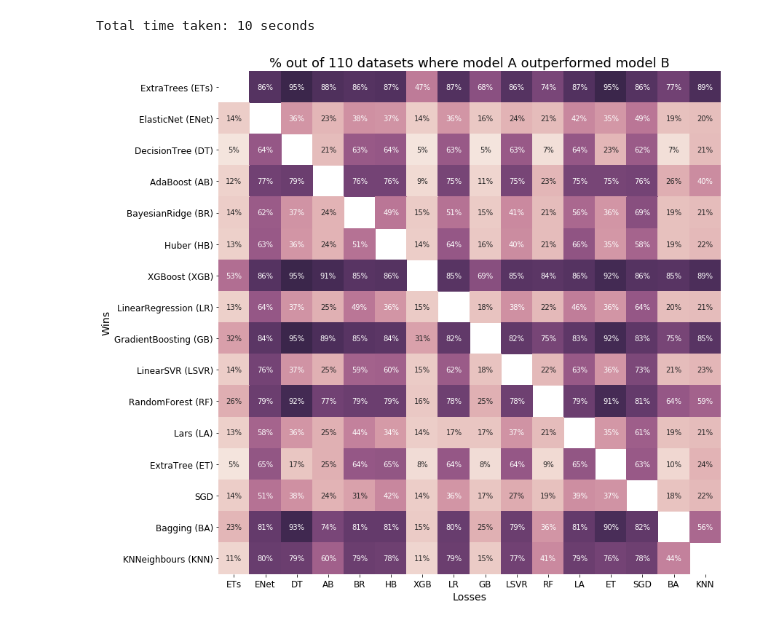
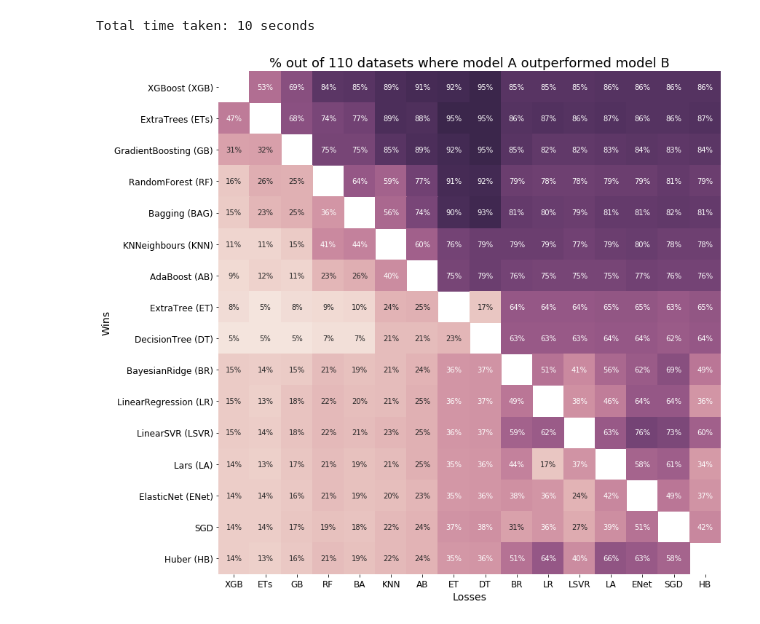
Before and after one commit to anuprulez/pmlb_regression, a Jupyter notebook: Regression_plots_paper.ipynb, the cells around one changed output. Cells and saved outputs as stored; diff of their text form; code cells hidden in the pictures.

Commit message:
Sort the heatmap

```diff
--- a/Regression_plots_paper.ipynb
+++ b/Regression_plots_paper.ipynb
@@ -8,6 +8,7 @@ import os
 import numpy as np
 import warnings
 import seaborn as sb
+import operator
 
 import plotly
 import plotly.graph_objs as go
@@ -21,48 +22,6 @@ start_time = time.time()
 folder_name = "european_days/"
 clf_names_dir = os.listdir(folder_name)
 
-model_nice_dict = {
-    'ExtraTrees': 'ETs',
-    'ElasticNet': 'ENet',
-    'DecisionTree': 'DT',
-    'AdaBoost': 'AB',
-    'BayesianRidge': 'BR',
-    'Huber': 'HB',
-    'XGBoost': 'XGB',
-    'LinearRegression': 'LR',
-    'GradientBoosting': 'GB',
-    'LinearSVR': 'LSVR',
-    'RandomForest': 'RF',
-    'Lars': 'LA',
-    'ExtraTree': 'ET',
-    'SGD': 'SGD',
-    'Bagging': 'BA',
-    'KNNeighbours': 'KNN',
-}
-
-model_nice_dict_y = {
-    'ExtraTrees': 'ExtraTrees (ETs)',
-    'ElasticNet': 'ElasticNet (ENet)',
-    'DecisionTree': 'DecisionTree (DT)',
-    'AdaBoost': 'AdaBoost (AB)',
-    'BayesianRidge': 'BayesianRidge (BR)',
-    'Huber': 'Huber (HB)',
-    'XGBoost': 'XGBoost (XGB)',
-    'LinearRegression': 'LinearRegression (LR)',
-    'GradientBoosting': 'GradientBoosting (GB)',
-    'LinearSVR': 'LinearSVR (LSVR)',
-    'RandomForest': 'RandomForest (RF)',
-    'Lars': 'Lars (LA)',
-    'ExtraTree': 'ExtraTree (ET)',
-    'SGD': 'SGD',
-    'Bagging': 'Bagging (BA)',
-    'KNNeighbours': 'KNNeighbours (KNN)',
-}
-
-x_labels = list(model_nice_dict.values())
-y_labels = list(model_nice_dict_y.values())
-
-
 def check_file(f_name):
     for clf in clf_names_dir:
         data_path = folder_name + clf
@@ -74,6 +33,7 @@ def check_file(f_name):
 
 clf_names = list()
 r2_dict = dict()
+clf_sum_r2 = dict()
 
 for clf in clf_names_dir:
     data_path = folder_name + clf
@@ -83,53 +43,96 @@ for clf in clf_names_dir:
     for f_name in files:
         if_file_present = check_file(f_name)
         if if_file_present is True:
-            common_fileset.append(f_name)
             f_path = data_path + "/" + f_name
             df = pd.read_csv(f_path, sep="\t")
             rank_test_score = df[df["rank_test_score"] == 1]
             mean_test_score = rank_test_score["mean_test_score"]
             r2_scores.append(mean_test_score.iloc[0])
     r2_dict[clf] = r2_scores
+    clf_sum_r2[clf] = np.sum(r2_scores)
     clf_names.append(clf)
 
 n_clf = len(clf_names)
 
+sorted_clf = sorted(clf_sum_r2.items(), key=lambda kv: kv[1], reverse=True)
+clf_sorted = [a[0] for a in sorted_clf]
+
+model_nice_dict = {
+    'XGBoost': 'XGB',
+    'ExtraTrees': 'ETs',
+    'GradientBoosting': 'GB',
+    'RandomForest': 'RF',
+    'Bagging': 'BA',
+    'KNNeighbours': 'KNN',
+    'AdaBoost': 'AB',
+    'ExtraTree': 'ET',
+    'DecisionTree': 'DT',
+    'BayesianRidge': 'BR',
+    'LinearRegression': 'LR',
+    'LinearSVR': 'LSVR',
+    'Lars': 'LA',
+    'ElasticNet': 'ENet',
+    'SGD': 'SGD',
+    'Huber': 'HB'
+}
+
+model_nice_dict_y = {
+    'XGBoost': 'XGBoost (XGB)',
+    'ExtraTrees': 'ExtraTrees (ETs)',
+    'GradientBoosting': 'GradientBoosting (GB)',
+    'RandomForest': 'RandomForest (RF)',
+    'Bagging': 'Bagging (BAG)',
+    'KNNeighbours': 'KNNeighbours (KNN)',
+    'AdaBoost': 'AdaBoost (AB)',
+    'ExtraTree': 'ExtraTree (ET)',
+    'DecisionTree': 'DecisionTree (DT)',
+    'BayesianRidge': 'BayesianRidge (BR)',
+    'LinearRegression': 'LinearRegression (LR)',
+    'LinearSVR': 'LinearSVR (LSVR)',
+    'Lars': 'Lars (LA)',
+    'ElasticNet': 'ElasticNet (ENet)',
+    'SGD': 'SGD',
+    'Huber': 'Huber (HB)'
+}
+
+x_labels = list(model_nice_dict.values())
+y_labels = list(model_nice_dict_y.values())
+
+# plot heatmap
 performance_datasets = np.zeros(shape=(n_clf,n_clf), dtype=float)
 
-for x, clf_x in enumerate(clf_names):
-    for y, clf_y in enumerate(clf_names):
+for x, clf_x in enumerate(clf_sorted):
+    for y, clf_y in enumerate(clf_sorted):
         x_perf = r2_dict[clf_x]
         y_perf = r2_dict[clf_y]
         n_datasets = len(r2_dict[clf_x])
         x_g_y = len([1 for (a,b) in zip(x_perf, y_perf) if a > b]) / float(n_datasets)
         y_g_x = len([1 for (a,b) in zip(x_perf, y_perf) if b > a]) / float(n_datasets)
         performance_datasets[x][y] = x_g_y
         performance_datasets[y][x] = y_g_x
-
-# plot heatmap
 
 mask_matrix = []
 for x in range(n_clf):
     for y in range(n_clf):
         mask_matrix.append(x == y)
 mask_matrix = np.array(mask_matrix).reshape(n_clf, n_clf)
 
 plt.figure(figsize=(12, 12))
 sb.heatmap(np.round((performance_datasets), 2), fmt='0.0%',
            mask=mask_matrix,
            cmap=sb.cubehelix_palette(500, light=0.95, dark=0.15),
            square=True, annot=True, vmin=0., vmax=1.0,
            xticklabels=x_labels, yticklabels=y_labels, cbar=False)
 plt.xticks(fontsize=12)
 plt.yticks(fontsize=12)
 plt.xlabel('Losses', fontsize=14)
 plt.ylabel('Wins', fontsize=14)
 plt.title('% out of ' + str(n_datasets) + ' datasets where model A outperformed model B', fontsize=18)
 h = plt.gcf()
 plt.tight_layout()
 
 end_time = time.time()
 print('Total time taken: %d seconds' % int(end_time - start_time))
 # %% [output]
 Total time taken: 10 seconds
-[figure, old version]
+[figure, new version]
```
